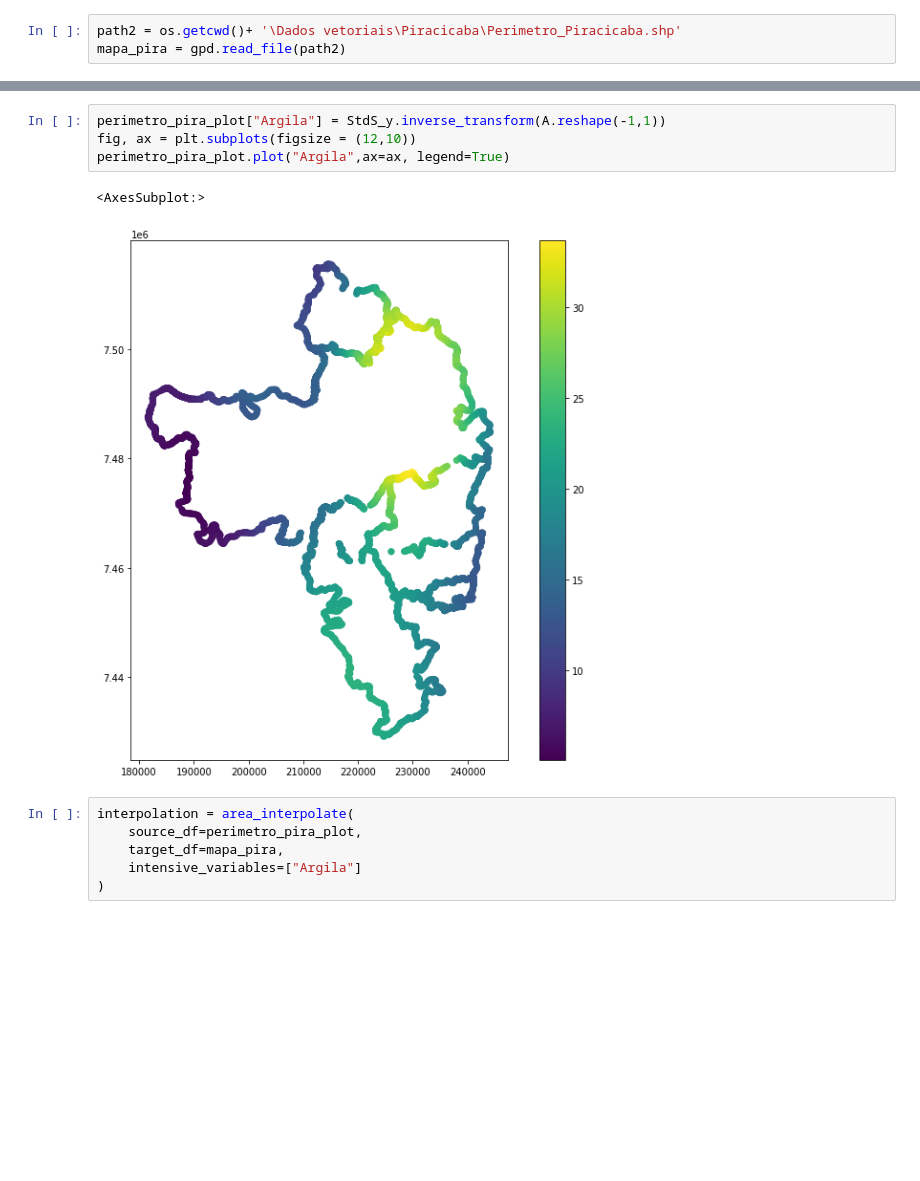
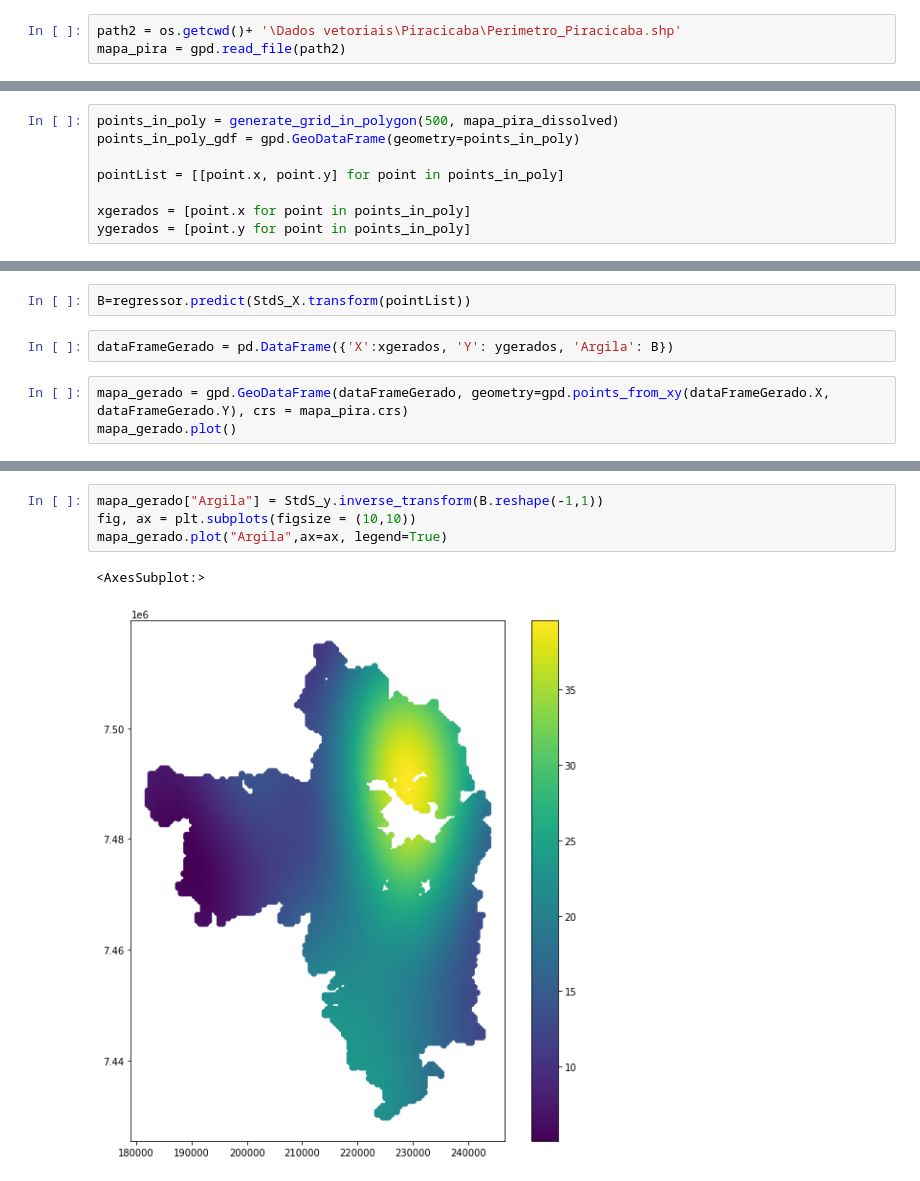
Before and after one commit to Livia-dias/Interpolate-carbono, a Jupyter notebook: svr.ipynb, the cells around one changed output, grey strips where cells are left out. Cells and saved outputs as stored; diff of their text form; blank space fills up the shorter version.

```diff
--- a/svr.ipynb
+++ b/svr.ipynb
@@ -72,0 +106,8 @@ perimetro_pira_plot = gpd.GeoDataFrame(geometry = [Point(x, y) for x, y in all_d
+# %%
+points_in_poly = generate_grid_in_polygon(500, mapa_pira_dissolved)
+points_in_poly_gdf = gpd.GeoDataFrame(geometry=points_in_poly)
+
+pointList = [[point.x, point.y] for point in points_in_poly]
+
+xgerados = [point.x for point in points_in_poly]
+ygerados = [point.y for point in points_in_poly]
@@ -72,0 +121,7 @@ perimetro_pira_plot = gpd.GeoDataFrame(geometry = [Point(x, y) for x, y in all_d
+# %%
+B=regressor.predict(StdS_X.transform(pointList))
+# %%
+dataFrameGerado = pd.DataFrame({'X':xgerados, 'Y': ygerados, 'Argila': B})
+# %%
+mapa_gerado = gpd.GeoDataFrame(dataFrameGerado, geometry=gpd.points_from_xy(dataFrameGerado.X, dataFrameGerado.Y), crs = mapa_pira.crs)
+mapa_gerado.plot()
@@ -73,13 +131,7 @@ perimetro_pira_plot = gpd.GeoDataFrame(geometry = [Point(x, y) for x, y in all_d
 # %%
-perimetro_pira_plot["Argila"] = StdS_y.inverse_transform(A.reshape(-1,1))
-fig, ax = plt.subplots(figsize = (12,10))
-perimetro_pira_plot.plot("Argila",ax=ax, legend=True)
+mapa_gerado["Argila"] = StdS_y.inverse_transform(B.reshape(-1,1))
+fig, ax = plt.subplots(figsize = (10,10))
+mapa_gerado.plot("Argila",ax=ax, legend=True)
 # %% [output]
 <AxesSubplot:>
-[figure, old version]
+[figure, new version]
-# %%
-interpolation = area_interpolate(
-    source_df=perimetro_pira_plot,
-    target_df=mapa_pira,
-    intensive_variables=["Argila"]
-)
```
Also changed, not shown: parts of 8 cells of this notebook.
